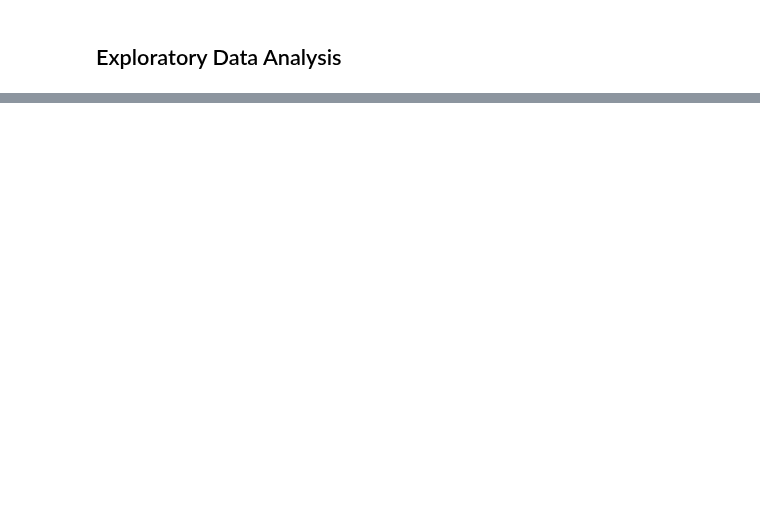
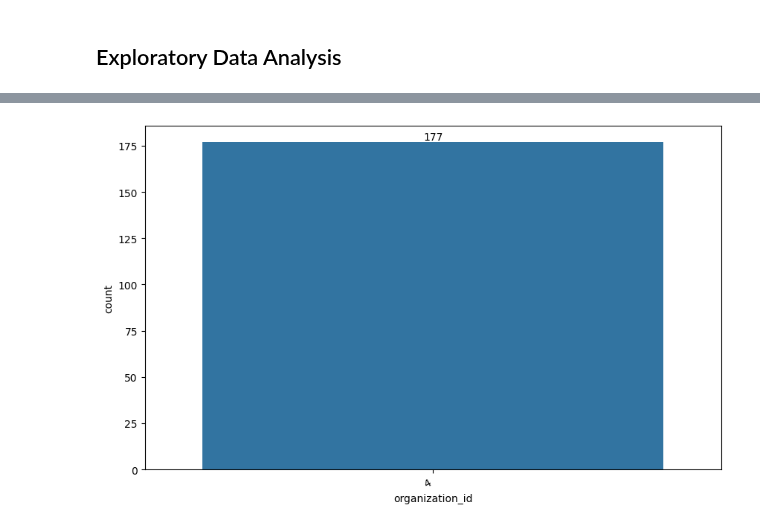
Before and after one commit to breatheco-de/dataflow-project-events, a Jupyter notebook: notebooks/exploratory_notebook.ipynb, the cells around one changed output, grey strips where cells are left out. Saved outputs shown, nothing was run; the diff lists cells and outputs as text; code cells hidden in the pictures; blank space fills up the shorter version.

```diff
--- a/notebooks/exploratory_notebook.ipynb
+++ b/notebooks/exploratory_notebook.ipynb
@@ -74,2 +147,4 @@ countplot_features(events,'course')
 # %%
-df[feature].value_counts()
+countplot_features(events,'organization_id')
+# %% [output]
+[figure, added]
```
Also changed, not shown: parts of 26 cells of this notebook.
